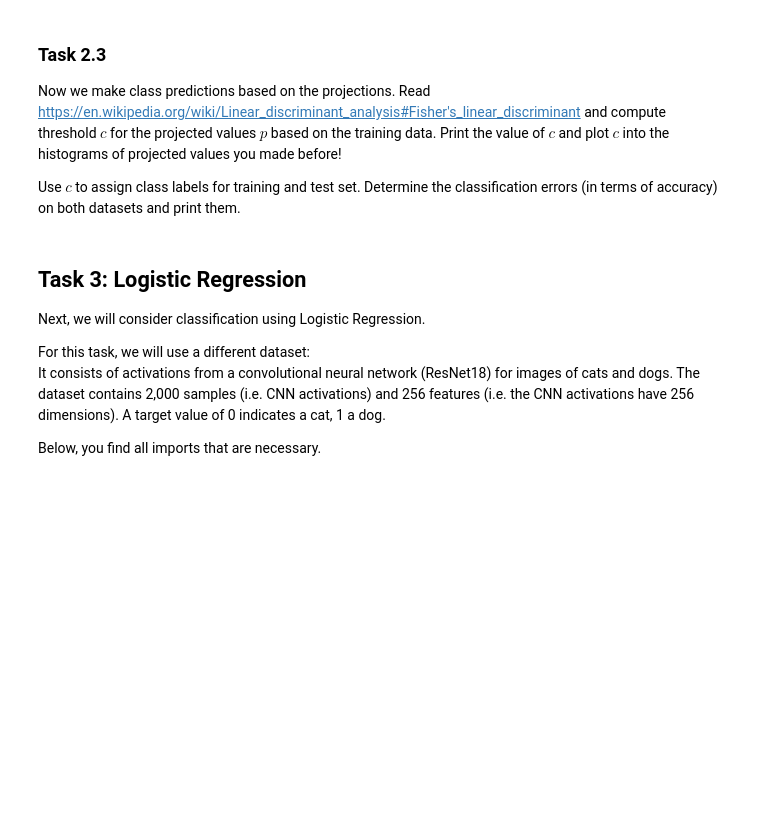
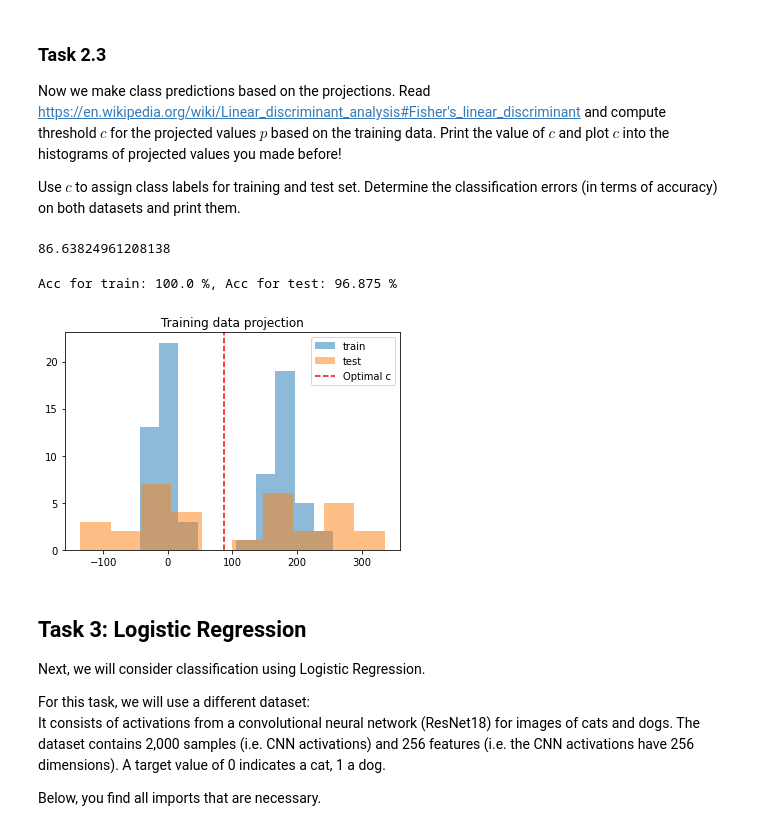
Before and after one commit to simonblaue/Master, a Jupyter notebook: Machine Learning/Practical 2/2_[NAME1]_[NAME2]_[NAME3].ipynb, the cells around one changed output. Saved outputs shown, nothing was run; the diff lists cells and outputs as text; code cells hidden in the pictures; blank space fills up the shorter version.

```diff
--- a/Machine Learning/Practical 2/2_[NAME1]_[NAME2]_[NAME3].ipynb
+++ b/Machine Learning/Practical 2/2_[NAME1]_[NAME2]_[NAME3].ipynb
@@ -228,9 +264,7 @@ def compute_threshold_LDA(m0, m1, w):
     '''
 
     # ---------------- INSERT CODE ----------------------
-
-
-
+    c = w @ (1/2 * (m0+m1))
     # ---------------- END CODE -------------------------
 
     return c
@@ -249,11 +283,21 @@ def score_LDA(x_proj, y, c):
         acc: classification accuracy
     '''
     # ---------------- INSERT CODE ----------------------
-
-
+    y_hat = []
+    acc = 0
+    for xi,class_label in zip(x_proj,y):
+        class_label_pred = xi>=c
+        y_hat.append(class_label_pred)
+        if class_label_pred != class_label:
+            acc += 1
+    acc /= len(x_proj) /100
 
     # ---------------- END CODE -------------------------
 
     return y_hat, acc
 # %%
 # compute optimal threshold
+c_opt = compute_threshold_LDA(m0, m1, w)
+print(c_opt)
+# %% [output]
+86.63824961208138
@@ -264,3 +304,23 @@ def score_LDA(x_proj, y, c):
+# %%
+# compute classification accuracy
+y_hat_train, acc_train = score_LDA(p_train, y_train, c_opt)
+y_hat_test, acc_test = score_LDA(p_test, y_test, c_opt)
+
+print(f"Acc for train: {acc_train} %, Acc for test: {acc_test} %")
+# %% [output]
+Acc for train: 100.0 %, Acc for test: 96.875 %
+# %%
+# visualize treshold in histogram
+# visualize projections using histogram
+plt.title('Training data projection')
+_ = plt.hist(p_train,label='train',alpha=0.5)
+_ = plt.hist(p_test,label='test',alpha=0.5)
+#add vertical line at x=2
+plt.axvline(x=c_opt, color='red', linestyle='--', label="Optimal c")
+plt.legend()
+plt.show()
+# %% [output]
+[figure, added]
 # %% [markdown]
 ## Task 3: Logistic Regression
 
```
Also changed, not shown: parts of 18 cells of this notebook.
